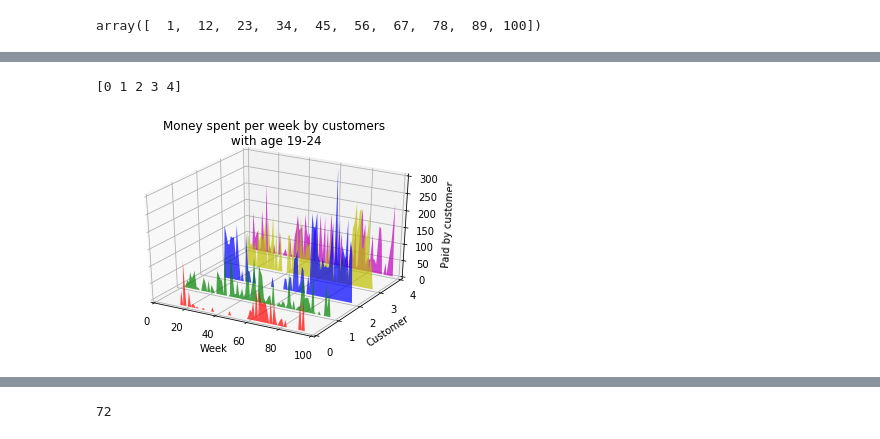
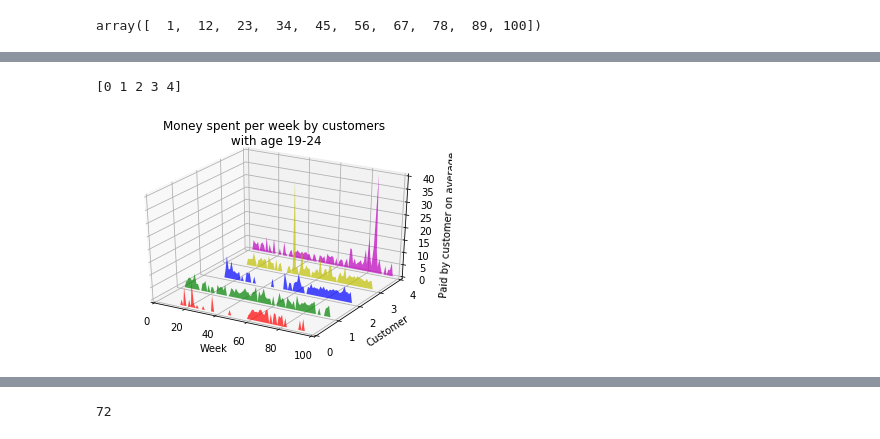
Before and after one commit to arleouz/Data-analysis, a Jupyter notebook: analysis_sales.ipynb, the cells around one changed output, grey strips where cells are left out. Drawn from its saved outputs; the diff is of its cells as text; code cells hidden in the pictures.

```diff
--- a/analysis_sales.ipynb
+++ b/analysis_sales.ipynb
@@ -1067,34 +766,3 @@ while(c <= trans_customer_day['DAY'].max()):
-# %%
-def days_sales(age):
-    days=[]
-    sales=[]
-    for i in range(1,2501):
-        if(trans_day[trans_day['household_key']==i]['AGE'].iloc[0]==age):
-            days.append(np.array(trans_day[trans_day['household_key']==i]['DAY']))
-            sales.append(np.array(trans_day[trans_day['household_key']==i]['SALES_VALUE']))
-    alldays=[]
-    allsales=[]
-    for i in range(0,len(days)):
-        c=1
-        a=0
-        newdays=[]
-        newsales=[0]
-        while (a<len(days[i])):
-            while(c < days[i][a]):
-                newdays.append(c)
-                newsales.append(0)
-                c+=1
-            newsales.pop()
-            newsales.append(sales[i][a])
-            a+=1
-        while(c <= trans_customer_day['DAY'].max()):
-                newdays.append(c)
-                newsales.append(0)
-                c+=1
-        newsales.pop()
-        alldays.append(newdays)
-        allsales.append(newsales)
-    return alldays,allsales
 # %%
 days0, sales0 = days_sales(0)
 days19, sales19 = days_sales(1)
@@ -1106,11 +776,15 @@ days65, sales65 = days_sales(6)
 # %%
+trans_short.set_index(['household_key','WEEK_NO'],inplace=False)
+trans_customer_week=trans_short.groupby(['household_key','WEEK_NO']).mean().reset_index()[['household_key', 'WEEK_NO','QUANTITY','SALES_VALUE','PAID_BY_CUSTOMER',
+        'RETAIL_DISC','MIN_INCOME','AGE']]
+
 def week_paid(age):
     week=[]
     paid=[]
     for i in range(1,2501):
-        if(trans_week[trans_week['household_key']==i]['AGE'].iloc[0]==age):
-            week.append(np.array(trans_week[trans_week['household_key']==i]['WEEK_NO']))
-            paid.append(np.array(trans_week[trans_week['household_key']==i]['PAID_BY_CUSTOMER']))
+        if(trans_customer_week[trans_customer_week['household_key']==i]['AGE'].iloc[0]==age):
+            week.append(np.array(trans_customer_week[trans_customer_week['household_key']==i]['WEEK_NO']))
+            paid.append(np.array(trans_customer_week[trans_customer_week['household_key']==i]['PAID_BY_CUSTOMER']))
     allweek=[]
     allpaid=[]
     for i in range(0,len(week)):
@@ -1191,36 +865,36 @@ fig = plt.figure()
 ax = fig.gca(projection='3d')
 def cc(arg):
     return mcolors.to_rgba(arg, alpha=0.6)
 
 xs = week19[0]
 verts = []
 zs=np.linspace(0,4,5,dtype=int)
 print(zs)
 for i in zs:
     ys = paid19[i]
     ys[0], ys[-1] = 0, 0
     verts.append(list(zip(xs, ys)))
 
 poly = PolyCollection(verts, facecolors=[cc('r'), cc('g'), cc('b'),
                                          cc('y'), cc('m')])
 poly.set_alpha(0.7)
 ax.add_collection3d(poly, zs=zs, zdir='y')
 
 ax.set_yticks([0,1,2,3,4])
 ax.set_yticklabels(['0', '1', '2','3','4'])
 ax.set_xlim3d(0, 100)
 ax.set_ylim3d(0, 4)
-ax.set_zlim3d(0, 300)
+ax.set_zlim3d(0, 40)
 
 ax.set_xlabel('Week')
 ax.set_ylabel('Customer')
-ax.set_zlabel('Paid by customer')
+ax.set_zlabel('Paid by customer on average')
 
 plt.title('Money spent per week by customers\n with age 19-24')
 plt.savefig('customers19-24_week.pdf')
 # %% [output]
 [0 1 2 3 4]
-[figure, old version]
+[figure, new version]
 # %%
 from mpl_toolkits.mplot3d import Axes3D
 
```
Also changed, not shown: parts of 126 cells of this notebook, 1 other file.
